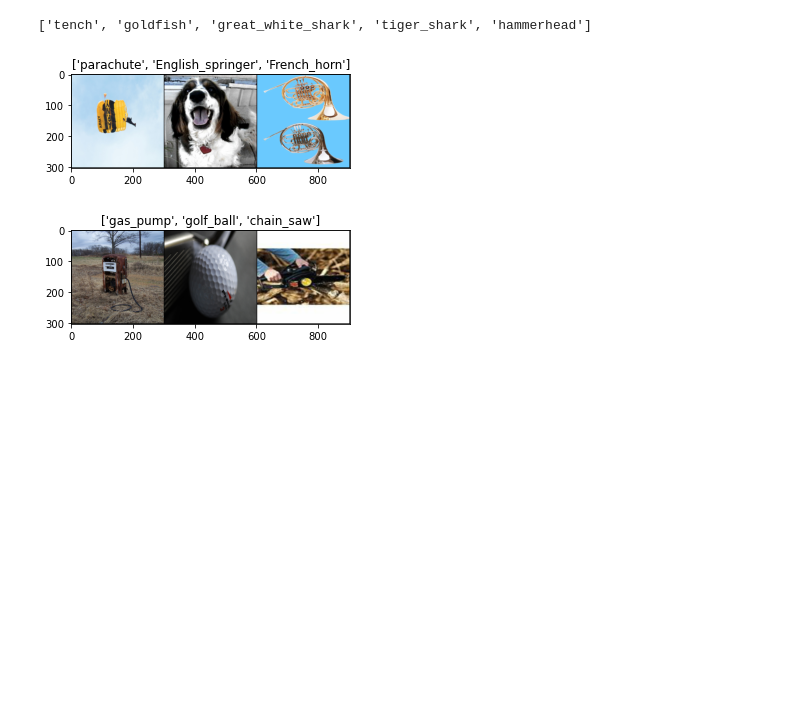
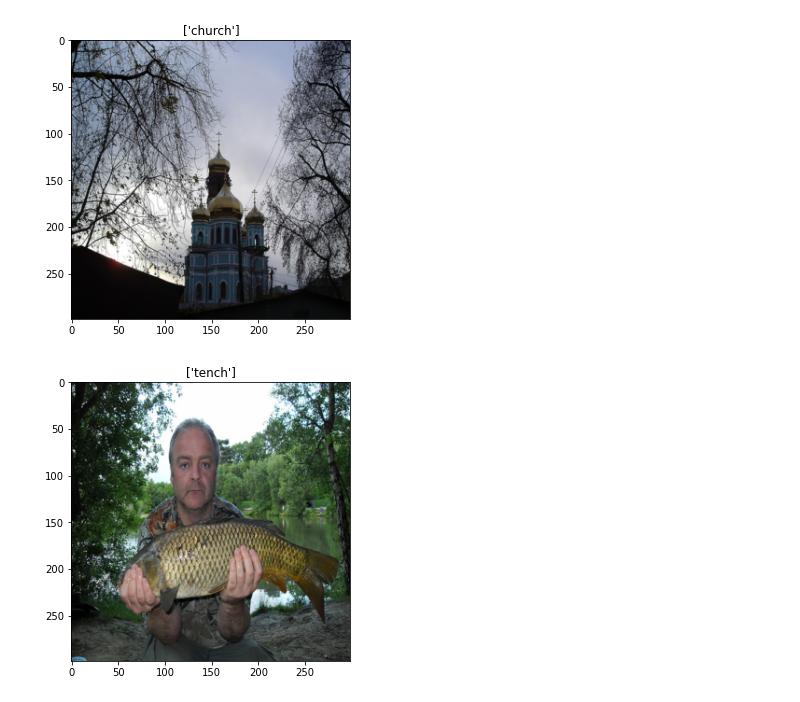
Before and after one commit to nhtlongcs/simple-adversarial-attack, a Jupyter notebook: FGSM_whitebox.ipynb, the cells around one changed output. Saved outputs shown, nothing was run; the diff lists cells and outputs as text; code cells hidden in the pictures; blank space fills up the shorter version.

```diff
--- a/FGSM_whitebox.ipynb
+++ b/FGSM_whitebox.ipynb
@@ -12,12 +17,6 @@ from utils import image_folder_dataset, imshow, get_list_from_dataloader
 # %%
 import matplotlib.pyplot as plt
 %matplotlib inline
-# %%
-class_idx = json.load(open("./data/imagenet_class_index.json"))
-idx2label = ([class_idx[str(k)][1] for k in range(len(class_idx))])
-idx2label[:5]
-# %% [output]
-['tench', 'goldfish', 'great_white_shark', 'tiger_shark', 'hammerhead']
 # %%
 transform = transforms.Compose([
     transforms.Resize((299, 299)),
@@ -25,13 +24,12 @@ transform = transforms.Compose([
 ])
 # %%
 imgnet_dataset = image_folder_dataset(root = 'data/imagenette2/train/', transform = transform, idx2label = idx2label)
-
-imgnet_dataloader = DataLoader(imgnet_dataset, batch_size=3, shuffle=True)
+imgnet_dataloader = DataLoader(imgnet_dataset, batch_size=1, shuffle=True)
 # %%
 subset = get_list_from_dataloader(imgnet_dataloader,len = 2)
 for item in subset:
     images, labels = item
-    imshow(torchvision.utils.make_grid(images, normalize=True), [imgnet_dataset.classes[x] for x in labels])
+    imshow(torchvision.utils.make_grid(images, normalize=True), [idx2label[x] for x in labels])
 # %% [output]
-[figure, old version]
+[figure, new version]
-[figure, old version]
+[figure, new version]
```
Also changed, not shown: parts of 10 cells of this notebook, 3 other files.
